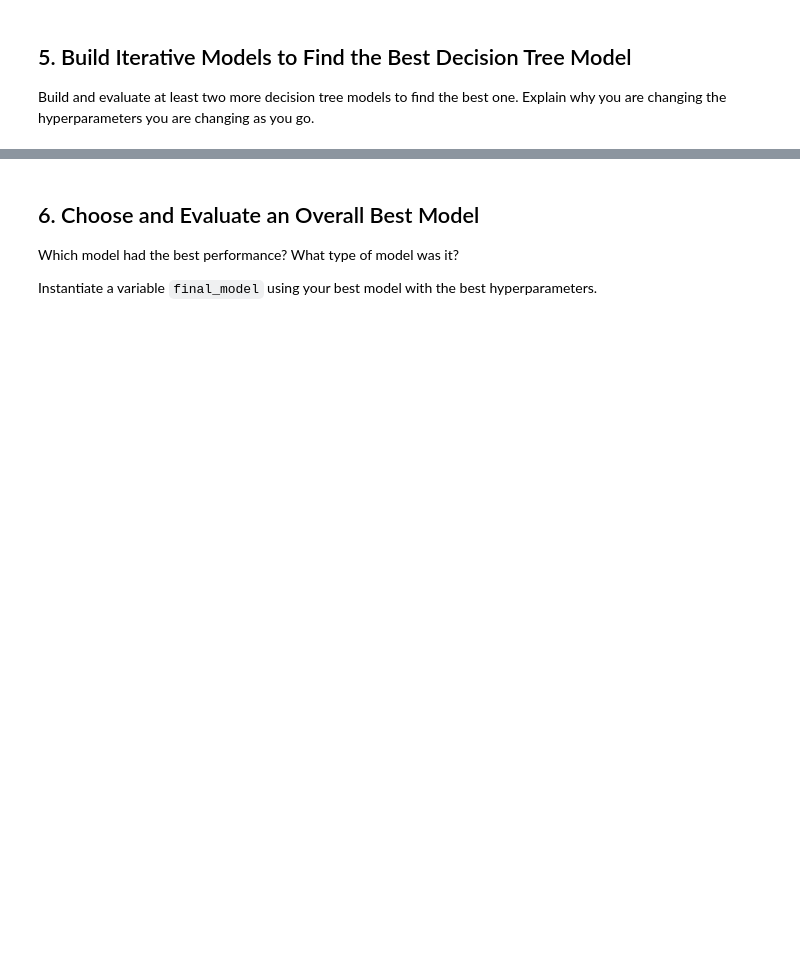
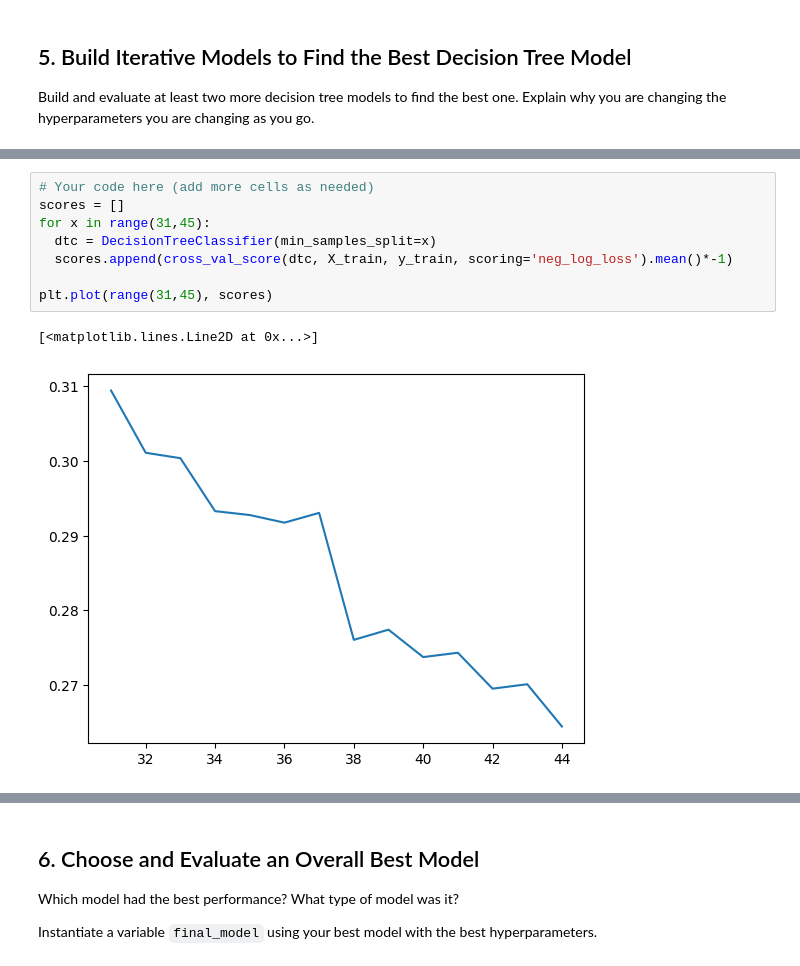
Before and after one commit to bmjaron/dsc-nonparametric-models-lab, a Jupyter notebook: index.ipynb, the cells around one changed output, grey strips where cells are left out. Drawn from its saved outputs; the diff is of its cells as text; blank space fills up the shorter version.

```diff
--- a/index.ipynb
+++ b/index.ipynb
@@ -267,0 +278,11 @@ Build and evaluate at least two more decision tree models to find the best one.
+# %%
+# Your code here (add more cells as needed)
+scores = []
+for x in range(31,45):
+  dtc = DecisionTreeClassifier(min_samples_split=x)
+  scores.append(cross_val_score(dtc, X_train, y_train, scoring='neg_log_loss').mean()*-1)
+
+plt.plot(range(31,45), scores)
+# %% [output]
+[<matplotlib.lines.Line2D at 0x...>]
+[figure, added]
```
Also changed, not shown: parts of 10 cells of this notebook.
